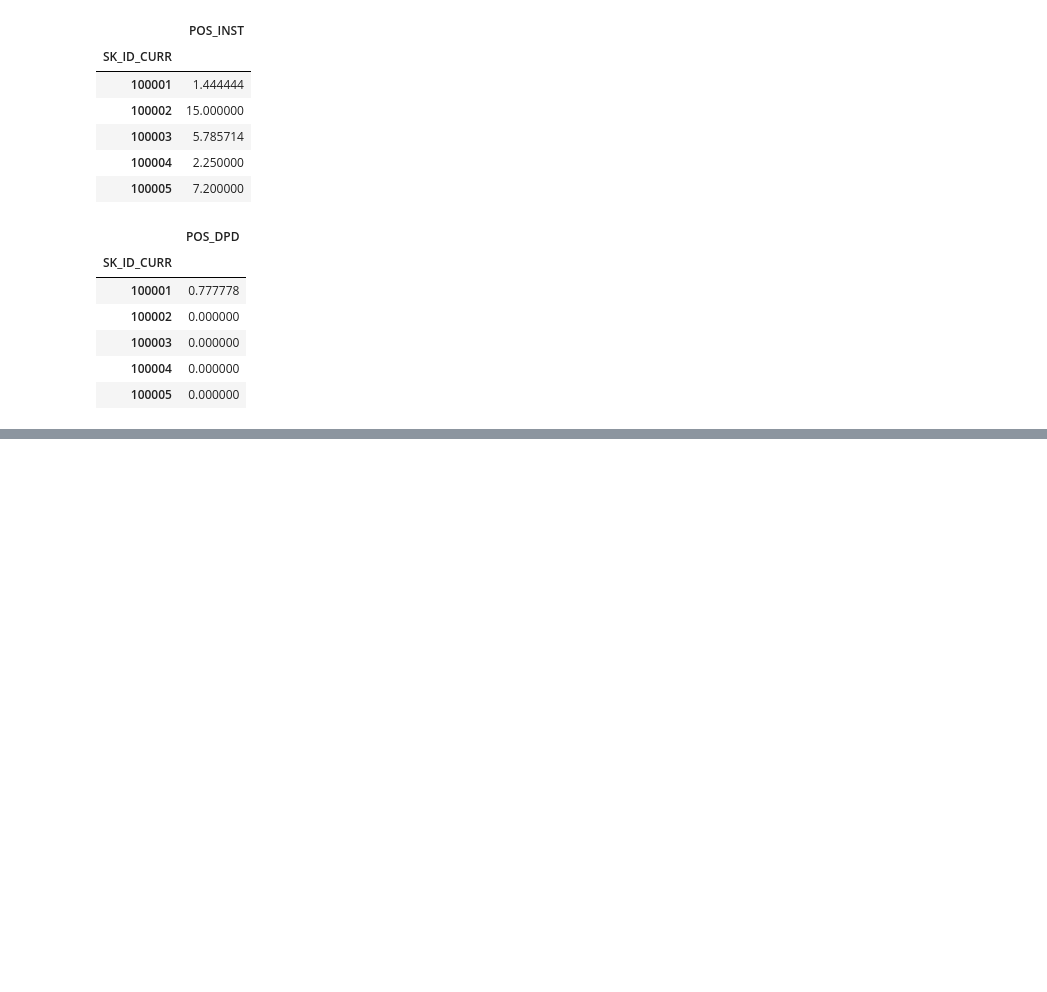
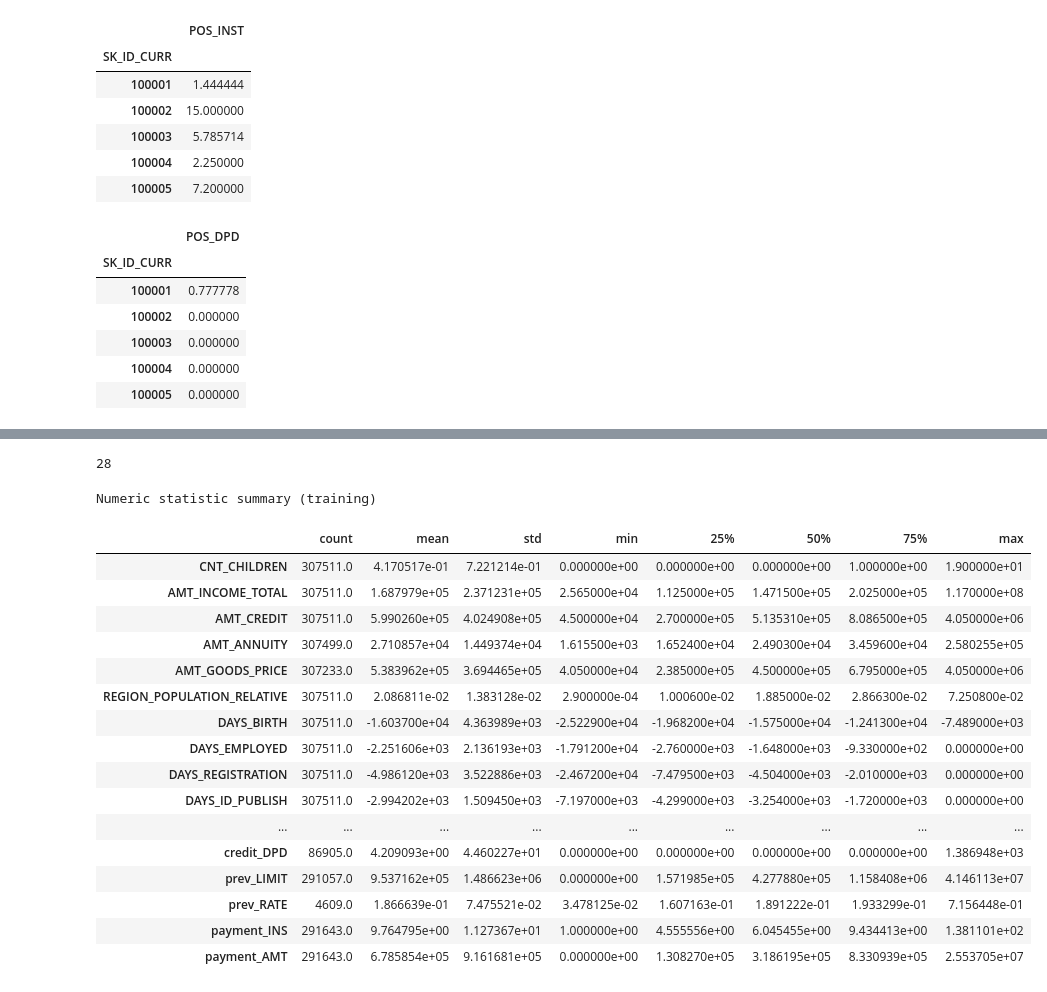
Before and after one commit to huanrafa/ProjectPracticing, a Jupyter notebook: 2023_11(2) Home Credit Default Risk/HomeCredit.ipynb, the cells around one changed output, grey strips where cells are left out. Drawn from its saved outputs; the diff is of its cells as text; code cells hidden in the pictures; blank space fills up the shorter version.

```diff
--- a/2023_11(2) Home Credit Default Risk/HomeCredit.ipynb
+++ b/2023_11(2) Home Credit Default Risk/HomeCredit.ipynb
@@ -1292,0 +1198,8 @@ Training.head()
+# %%
+prev_rate = pd.DataFrame(prev_apl.groupby('SK_ID_CURR')['RATE_INTEREST'].mean())
+prev_rate.rename(columns={'RATE_INTEREST': 'prev_RATE'}, inplace=True)
+
+excl_lrg_missing_training = excl_lrg_missing_training.merge(prev_rate, on='SK_ID_CURR', how='left')
+excl_lrg_missing_testing = excl_lrg_missing_testing.merge(prev_rate, on='SK_ID_CURR', how='left')
+
+# Now both training and testing have column "prev_RATE"
@@ -1292,0 +1237,28 @@ Training.head()
+# %%
+# Now it's "payment" turn:
+
+# NUM_INSTALMENT_VERSION: Version of installment calendar (0 is for credit card) of previous credit.
+# NUM_INSTALMENT_NUMBER: On which installment we observe payment
+# AMT_INSTALMENT: What was the prescribed installment amount of previous credit on this installment
+# AMT_PAYMENT: What the client actually paid on previous credit on this installment
+
+payment
+
+# Mean of "NUM_INSTALMENT_NUMBER"
+# Sum of "AMT_PAYMENT"
+
+payment_ins = pd.DataFrame(payment.groupby('SK_ID_CURR')['NUM_INSTALMENT_NUMBER'].mean())
+payment_ins.rename(columns={'NUM_INSTALMENT_NUMBER': 'payment_INS'}, inplace=True)
+
+excl_lrg_missing_training = excl_lrg_missing_training.merge(payment_ins, on='SK_ID_CURR', how='left')
+excl_lrg_missing_testing = excl_lrg_missing_testing.merge(payment_ins, on='SK_ID_CURR', how='left')
+
+# Now both training and testing have column "payment_INS"
+# %%
+payment_amt = pd.DataFrame(payment.groupby('SK_ID_CURR')['AMT_PAYMENT'].sum())
+payment_amt.rename(columns={'AMT_PAYMENT': 'payment_AMT'}, inplace=True)
+
+excl_lrg_missing_training = excl_lrg_missing_training.merge(payment_amt, on='SK_ID_CURR', how='left')
+excl_lrg_missing_testing = excl_lrg_missing_testing.merge(payment_amt, on='SK_ID_CURR', how='left')
+
+# Now both training and testing have column "payment_AMT"
@@ -1292,0 +1287,28 @@ Training.head()
+# %%
+df_num = excl_lrg_missing_training.select_dtypes(include=['int64', 'float64'])
+df_num = df_num.drop(['SK_ID_CURR', 'TARGET'], axis=1)
+print(len(df_num.columns))
+
+stats_num = df_num.describe().T
+scroll_stats_num = create_scrollable_table(stats_num, 'stats_num', 'Numeric statistic summary (training)')
+display(HTML(scroll_stats_num))
+# %% [output]
+28
+Numeric statistic summary (training)
+|  | count | mean | std | min | 25% | 50% | 75% | max |
+| CNT_CHILDREN | 307511.0 | 4.170517e-01 | 7.221214e-01 | 0.000000e+00 | 0.000000e+00 | 0.000000e+00 | 1.000000e+00 | 1.900000e+01 |
+| AMT_INCOME_TOTAL | 307511.0 | 1.687979e+05 | 2.371231e+05 | 2.565000e+04 | 1.125000e+05 | 1.471500e+05 | 2.025000e+05 | 1.170000e+08 |
+| AMT_CREDIT | 307511.0 | 5.990260e+05 | 4.024908e+05 | 4.500000e+04 | 2.700000e+05 | 5.135310e+05 | 8.086500e+05 | 4.050000e+06 |
+| AMT_ANNUITY | 307499.0 | 2.710857e+04 | 1.449374e+04 | 1.615500e+03 | 1.652400e+04 | 2.490300e+04 | 3.459600e+04 | 2.580255e+05 |
+| AMT_GOODS_PRICE | 307233.0 | 5.383962e+05 | 3.694465e+05 | 4.050000e+04 | 2.385000e+05 | 4.500000e+05 | 6.795000e+05 | 4.050000e+06 |
+| REGION_POPULATION_RELATIVE | 307511.0 | 2.086811e-02 | 1.383128e-02 | 2.900000e-04 | 1.000600e-02 | 1.885000e-02 | 2.866300e-02 | 7.250800e-02 |
+| DAYS_BIRTH | 307511.0 | -1.603700e+04 | 4.363989e+03 | -2.522900e+04 | -1.968200e+04 | -1.575000e+04 | -1.241300e+04 | -7.489000e+03 |
+| DAYS_EMPLOYED | 307511.0 | -2.251606e+03 | 2.136193e+03 | -1.791200e+04 | -2.760000e+03 | -1.648000e+03 | -9.330000e+02 | 0.000000e+00 |
+| DAYS_REGISTRATION | 307511.0 | -4.986120e+03 | 3.522886e+03 | -2.467200e+04 | -7.479500e+03 | -4.504000e+03 | -2.010000e+03 | 0.000000e+00 |
+| DAYS_ID_PUBLISH | 307511.0 | -2.994202e+03 | 1.509450e+03 | -7.197000e+03 | -4.299000e+03 | -3.254000e+03 | -1.720000e+03 | 0.000000e+00 |
+| ... | ... | ... | ... | ... | ... | ... | ... | ... |
+| credit_DPD | 86905.0 | 4.209093e+00 | 4.460227e+01 | 0.000000e+00 | 0.000000e+00 | 0.000000e+00 | 0.000000e+00 | 1.386948e+03 |
+| prev_LIMIT | 291057.0 | 9.537162e+05 | 1.486623e+06 | 0.000000e+00 | 1.571985e+05 | 4.277880e+05 | 1.158408e+06 | 4.146113e+07 |
+| prev_RATE | 4609.0 | 1.866639e-01 | 7.475521e-02 | 3.478125e-02 | 1.607163e-01 | 1.891222e-01 | 1.933299e-01 | 7.156448e-01 |
+| payment_INS | 291643.0 | 9.764795e+00 | 1.127367e+01 | 1.000000e+00 | 4.555556e+00 | 6.045455e+00 | 9.434413e+00 | 1.381101e+02 |
+| payment_AMT | 291643.0 | 6.785854e+05 | 9.161681e+05 | 0.000000e+00 | 1.308270e+05 | 3.186195e+05 | 8.330939e+05 | 2.553705e+07 |
```
Also changed, not shown: parts of 47 cells of this notebook.
